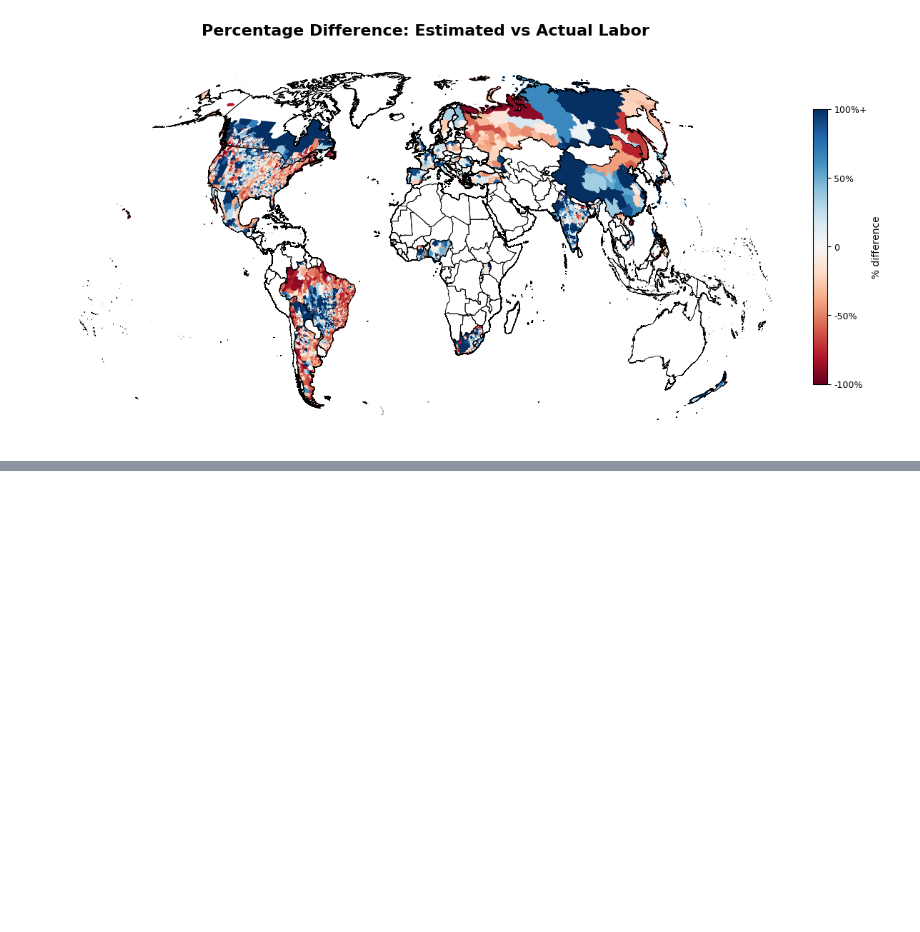
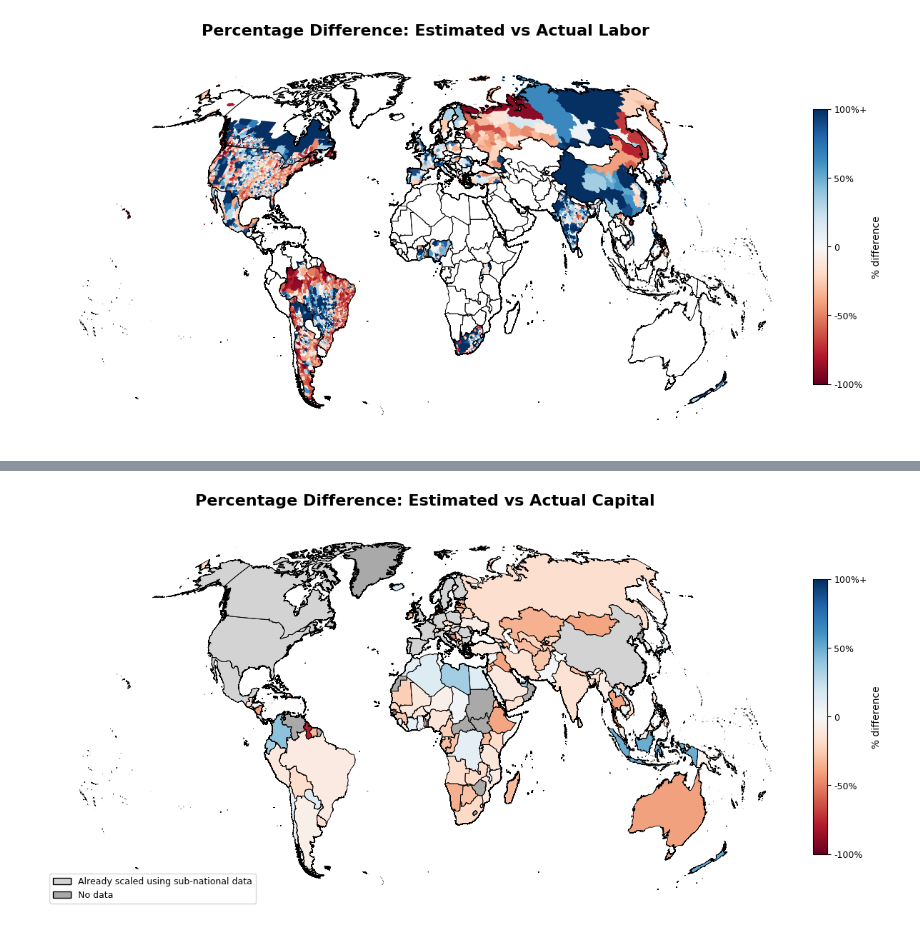
Before and after one commit to carinamani/AgDownscaling, a Jupyter notebook: 04_FIGURES/scaling_factors.ipynb, the cells around one changed output, grey strips where cells are left out. Saved outputs shown, nothing was run; the diff lists cells and outputs as text; code cells hidden in the pictures; blank space fills up the shorter version.

Commit message:
fix scaling factor plots

```diff
--- a/04_FIGURES/scaling_factors.ipynb
+++ b/04_FIGURES/scaling_factors.ipynb
@@ -438,11 +447,11 @@ labels = ['-100%', '-50%', '0', '50%', '100%+']
 fig, ax = plt.subplots(figsize=(12,8))
 vmin, vmax = -1, 1
 
-# Plot raw values
-country_shp_raw_only_cap.plot(
+# Plot raw values (countries WITHOUT sub-national data)
+country_shp_all_cap[~country_shp_all_cap['ISO3'].isin(subnational_capital_countries)].plot(
     column='percent_diff',
     cmap='RdBu',
-    edgecolor='face',
+    edgecolor='none',
     ax=ax,
     vmin=vmin,
     vmax=vmax,
@@ -450,16 +459,19 @@ country_shp_raw_only_cap.plot(
     zorder=2
 )
 
-# Plot values which were rescaled sub-nationally
-country_shp_all_cap.plot(
-    column='percent_diff',
-    cmap='RdBu',
-    edgecolor='black',
+# Countries WITH sub-national data
+country_shp_all_cap[country_shp_all_cap['ISO3'].isin(subnational_capital_countries)].plot(
+    facecolor='lightgrey',
+    edgecolor='none',
     ax=ax,
-    vmin=vmin,
-    vmax=vmax,
-    legend=False,
-    hatch='.',
+    zorder=2
+)
+
+# Countries with no data at all
+country_shp_all_cap[country_shp_all_cap['percent_diff'].isna()].plot(
+    facecolor='darkgrey',
+    edgecolor='none',
+    ax=ax,
     zorder=1
 )
 
@@ -470,30 +482,42 @@ country_shp.boundary.plot(
     linewidth=0.6,
     zorder=10
 )
 
 # Colorbar
 sm = plt.cm.ScalarMappable(cmap='RdBu', norm=plt.Normalize(vmin=vmin, vmax=vmax))
 sm._A = []
 cbar = fig.colorbar(
     sm,
     ax=ax,
     orientation="vertical",
     fraction=0.02,
     pad=0.01,
     shrink=0.5
 )
 cbar.set_label("% difference", fontsize=10)
 cbar.ax.tick_params(labelsize=9)
 
 # Set ticks and labels
 cbar.set_ticks(bounds)
 cbar.set_ticklabels(labels)
 
+# Legend for grey countries
+lightgrey_patch = mpatches.Patch(facecolor='lightgrey', edgecolor='black', label='Already scaled using sub-national data')
+darkgrey_patch = mpatches.Patch(facecolor='darkgrey', edgecolor='black', label='No data')
+ax.legend(
+    handles=[lightgrey_patch, darkgrey_patch],
+    loc='lower left',
+    frameon=True,
+    fontsize=9
+)
+
 # Aesthetics
 ax.set_axis_off()
 ax.set_title("Percentage Difference: Estimated vs Actual Capital", fontsize=16, weight='bold', pad=20)
 plt.tight_layout()
 
 plt.show()
 
 fig.savefig(f"{fd}/national_capital_map.png", dpi=300, bbox_inches='tight')
+# %% [output]
+[figure, added]
```
Also changed, not shown: parts of 3 cells of this notebook.
